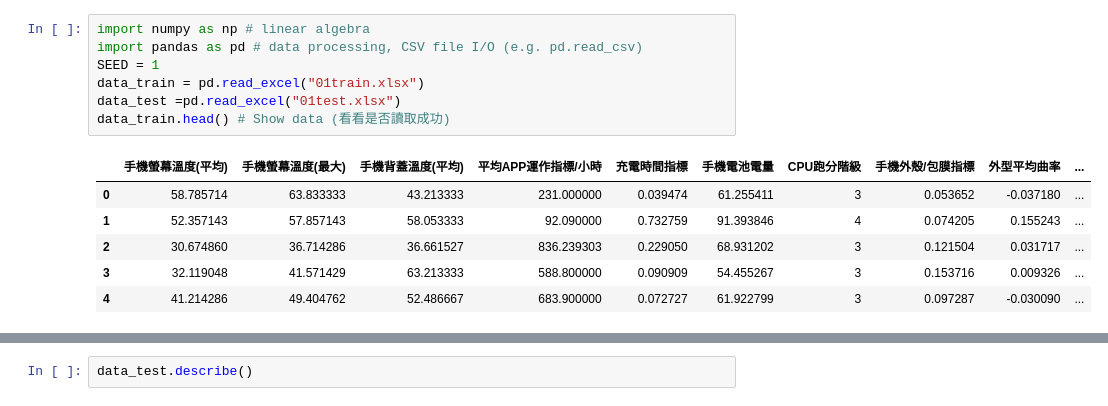
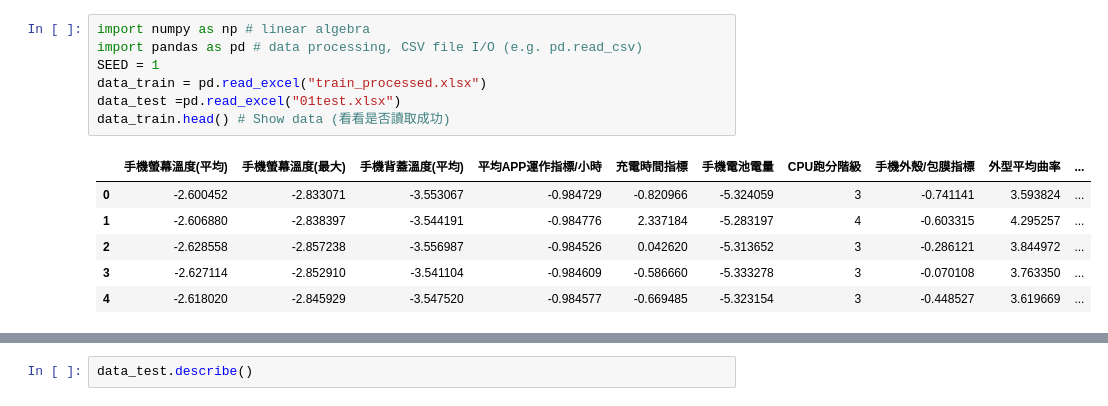
Before and after one commit to jeremy4111/ai, a Jupyter notebook: catboost.ipynb, the cells around one changed output, grey strips where cells are left out. Saved outputs shown, nothing was run; the diff lists cells and outputs as text.

```diff
--- a/catboost.ipynb
+++ b/catboost.ipynb
@@ -1,14 +1,14 @@
 # %%
 import numpy as np # linear algebra
 import pandas as pd # data processing, CSV file I/O (e.g. pd.read_csv)
 SEED = 1
-data_train = pd.read_excel("01train.xlsx")
+data_train = pd.read_excel("train_processed.xlsx")
 data_test =pd.read_excel("01test.xlsx")
 data_train.head() # Show data (看看是否讀取成功)
 # %% [output]
 |  | 手機螢幕溫度(平均) | 手機螢幕溫度(最大) | 手機背蓋溫度(平均) | 平均APP運作指標/小時 | 充電時間指標 | 手機電池電量 | CPU跑分階級 | 手機外殼/包膜指標 | 外型平均曲率 | ... |
-| 0 | 58.785714 | 63.833333 | 43.213333 | 231.000000 | 0.039474 | 61.255411 | 3 | 0.053652 | -0.037180 | ... |
-| 1 | 52.357143 | 57.857143 | 58.053333 | 92.090000 | 0.732759 | 91.393846 | 4 | 0.074205 | 0.155243 | ... |
-| 2 | 30.674860 | 36.714286 | 36.661527 | 836.239303 | 0.229050 | 68.931202 | 3 | 0.121504 | 0.031717 | ... |
-| 3 | 32.119048 | 41.571429 | 63.213333 | 588.800000 | 0.090909 | 54.455267 | 3 | 0.153716 | 0.009326 | ... |
-| 4 | 41.214286 | 49.404762 | 52.486667 | 683.900000 | 0.072727 | 61.922799 | 3 | 0.097287 | -0.030090 | ... |
+| 0 | -2.600452 | -2.833071 | -3.553067 | -0.984729 | -0.820966 | -5.324059 | 3 | -0.741141 | 3.593824 | ... |
+| 1 | -2.606880 | -2.838397 | -3.544191 | -0.984776 | 2.337184 | -5.283197 | 4 | -0.603315 | 4.295257 | ... |
+| 2 | -2.628558 | -2.857238 | -3.556987 | -0.984526 | 0.042620 | -5.313652 | 3 | -0.286121 | 3.844972 | ... |
+| 3 | -2.627114 | -2.852910 | -3.541104 | -0.984609 | -0.586660 | -5.333278 | 3 | -0.070108 | 3.763350 | ... |
+| 4 | -2.618020 | -2.845929 | -3.547520 | -0.984577 | -0.669485 | -5.323154 | 3 | -0.448527 | 3.619669 | ... |
```
Also changed, not shown: parts of 11 cells of this notebook, 2 other files.
